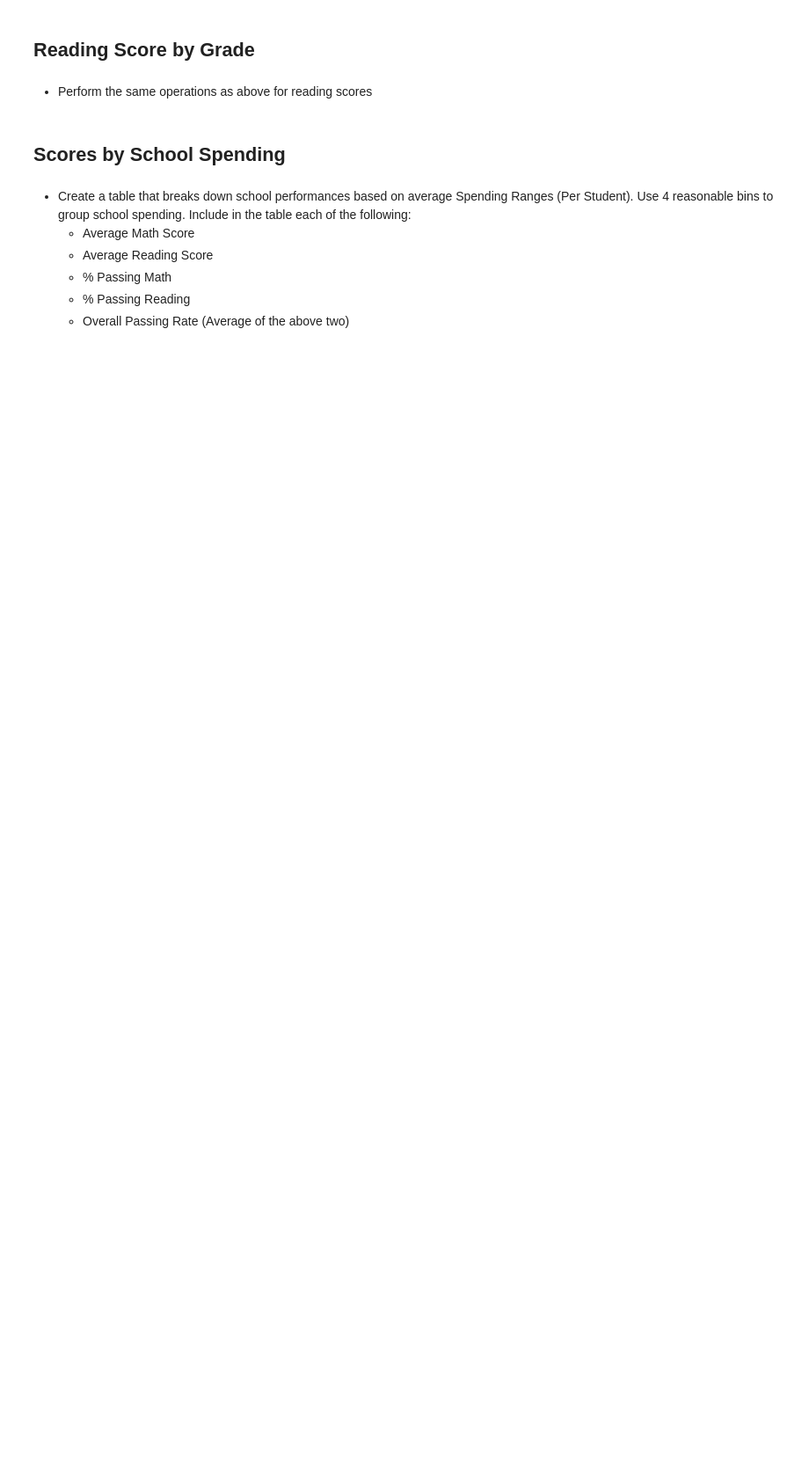
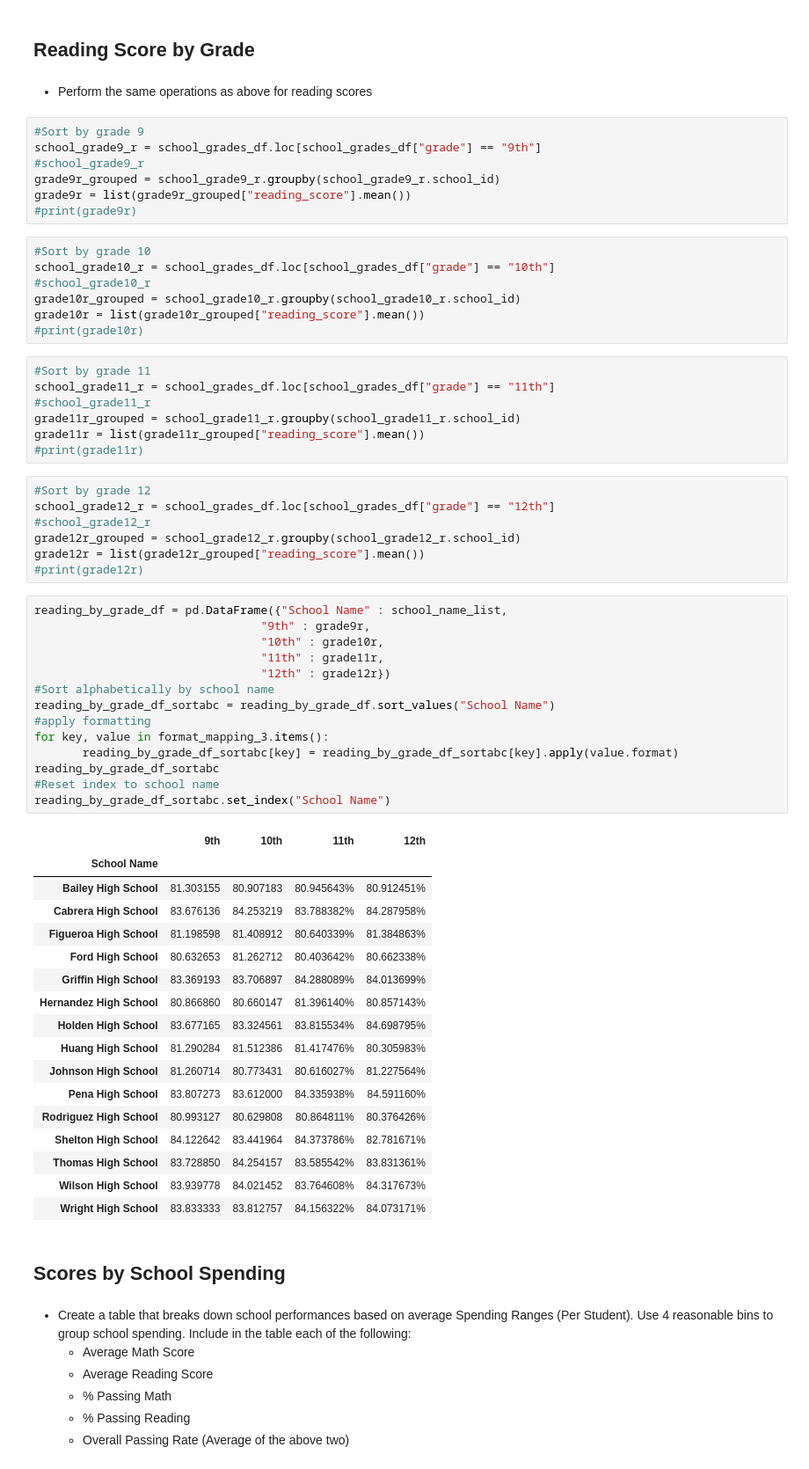
Before and after one commit to swdrich/pandas-challenge, a Jupyter notebook: PyCitySchools/PyCitySchools.ipynb, the cells around one changed output. Shown: that part at 88% size. Drawn from its saved outputs; the diff is of its cells as text; blank space fills up the shorter version.

```diff
--- a/PyCitySchools/PyCitySchools.ipynb
+++ b/PyCitySchools/PyCitySchools.ipynb
@@ -540,6 +415,66 @@ math_by_grade_df
 ## Reading Score by Grade
 # %% [markdown]
 * Perform the same operations as above for reading scores
+# %%
+#Sort by grade 9
+school_grade9_r = school_grades_df.loc[school_grades_df["grade"] == "9th"]
+#school_grade9_r
+grade9r_grouped = school_grade9_r.groupby(school_grade9_r.school_id)
+grade9r = list(grade9r_grouped["reading_score"].mean())
+#print(grade9r)
+# %%
+#Sort by grade 10
+school_grade10_r = school_grades_df.loc[school_grades_df["grade"] == "10th"]
+#school_grade10_r
+grade10r_grouped = school_grade10_r.groupby(school_grade10_r.school_id)
+grade10r = list(grade10r_grouped["reading_score"].mean())
+#print(grade10r)
+# %%
+#Sort by grade 11
+school_grade11_r = school_grades_df.loc[school_grades_df["grade"] == "11th"]
+#school_grade11_r
+grade11r_grouped = school_grade11_r.groupby(school_grade11_r.school_id)
+grade11r = list(grade11r_grouped["reading_score"].mean())
+#print(grade11r)
+# %%
+#Sort by grade 12
+school_grade12_r = school_grades_df.loc[school_grades_df["grade"] == "12th"]
+#school_grade12_r
+grade12r_grouped = school_grade12_r.groupby(school_grade12_r.school_id)
+grade12r = list(grade12r_grouped["reading_score"].mean())
+#print(grade12r)
+# %%
+reading_by_grade_df = pd.DataFrame({"School Name" : school_name_list,
+                                 "9th" : grade9r,
+                                 "10th" : grade10r,
+                                 "11th" : grade11r,
+                                 "12th" : grade12r})
+#Sort alphabetically by school name
+reading_by_grade_df_sortabc = reading_by_grade_df.sort_values("School Name")
+#apply formatting
+for key, value in format_mapping_3.items():
+       reading_by_grade_df_sortabc[key] = reading_by_grade_df_sortabc[key].apply(value.format)
+reading_by_grade_df_sortabc
+#Reset index to school name
+reading_by_grade_df_sortabc.set_index("School Name")
+# %% [output]
+|  | 9th | 10th | 11th | 12th |
+| School Name |  |  |  |  |
+| Bailey High School | 81.303155 | 80.907183 | 80.945643% | 80.912451% |
+| Cabrera High School | 83.676136 | 84.253219 | 83.788382% | 84.287958% |
+| Figueroa High School | 81.198598 | 81.408912 | 80.640339% | 81.384863% |
+| Ford High School | 80.632653 | 81.262712 | 80.403642% | 80.662338% |
+| Griffin High School | 83.369193 | 83.706897 | 84.288089% | 84.013699% |
+| Hernandez High School | 80.866860 | 80.660147 | 81.396140% | 80.857143% |
+| Holden High School | 83.677165 | 83.324561 | 83.815534% | 84.698795% |
+| Huang High School | 81.290284 | 81.512386 | 81.417476% | 80.305983% |
+| Johnson High School | 81.260714 | 80.773431 | 80.616027% | 81.227564% |
+| Pena High School | 83.807273 | 83.612000 | 84.335938% | 84.591160% |
+| Rodriguez High School | 80.993127 | 80.629808 | 80.864811% | 80.376426% |
+| Shelton High School | 84.122642 | 83.441964 | 84.373786% | 82.781671% |
+| Thomas High School | 83.728850 | 84.254157 | 83.585542% | 83.831361% |
+| Wilson High School | 83.939778 | 84.021452 | 83.764608% | 84.317673% |
+| Wright High School | 83.833333 | 83.812757 | 84.156322% | 84.073171% |
 # %% [markdown]
 ## Scores by School Spending
 # %% [markdown]
```
Also changed, not shown: parts of 42 cells of this notebook.
